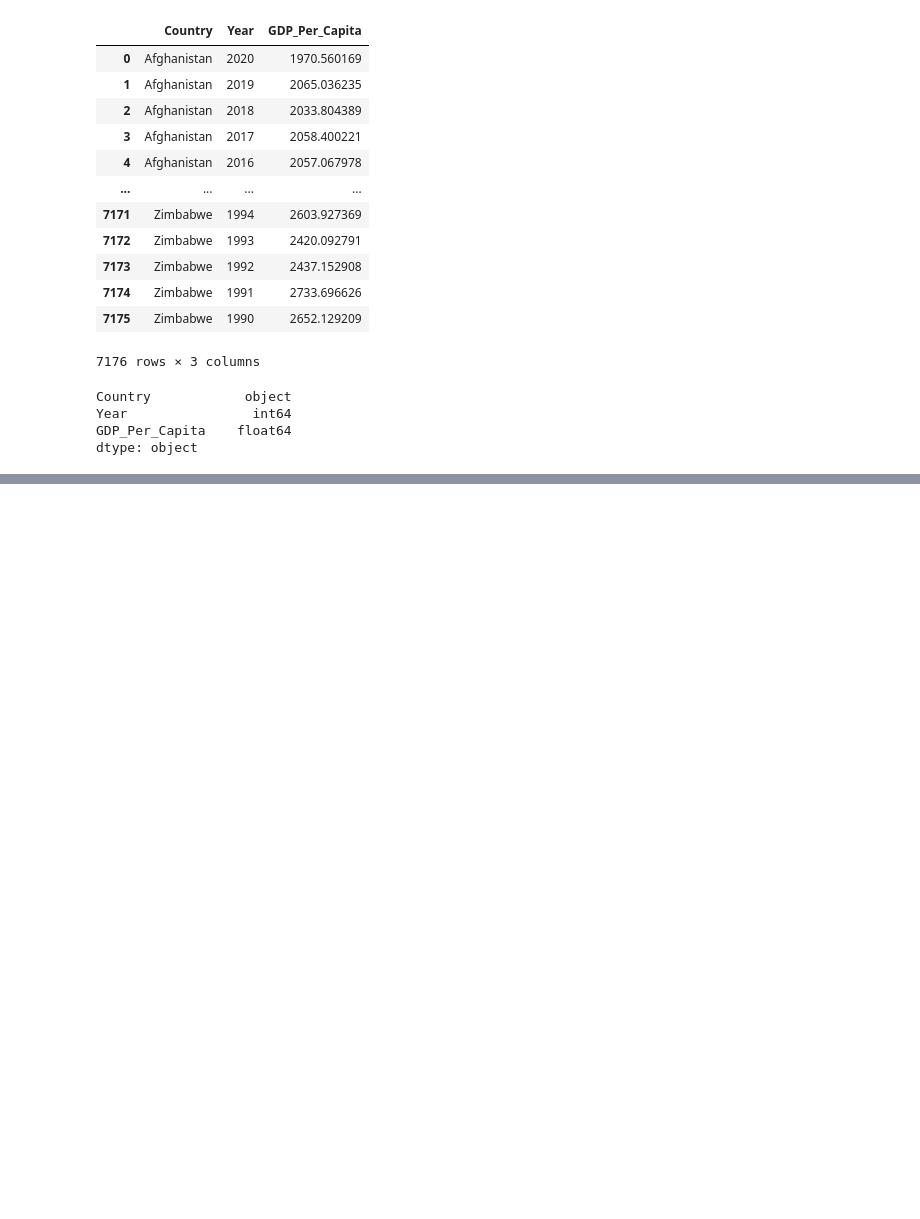
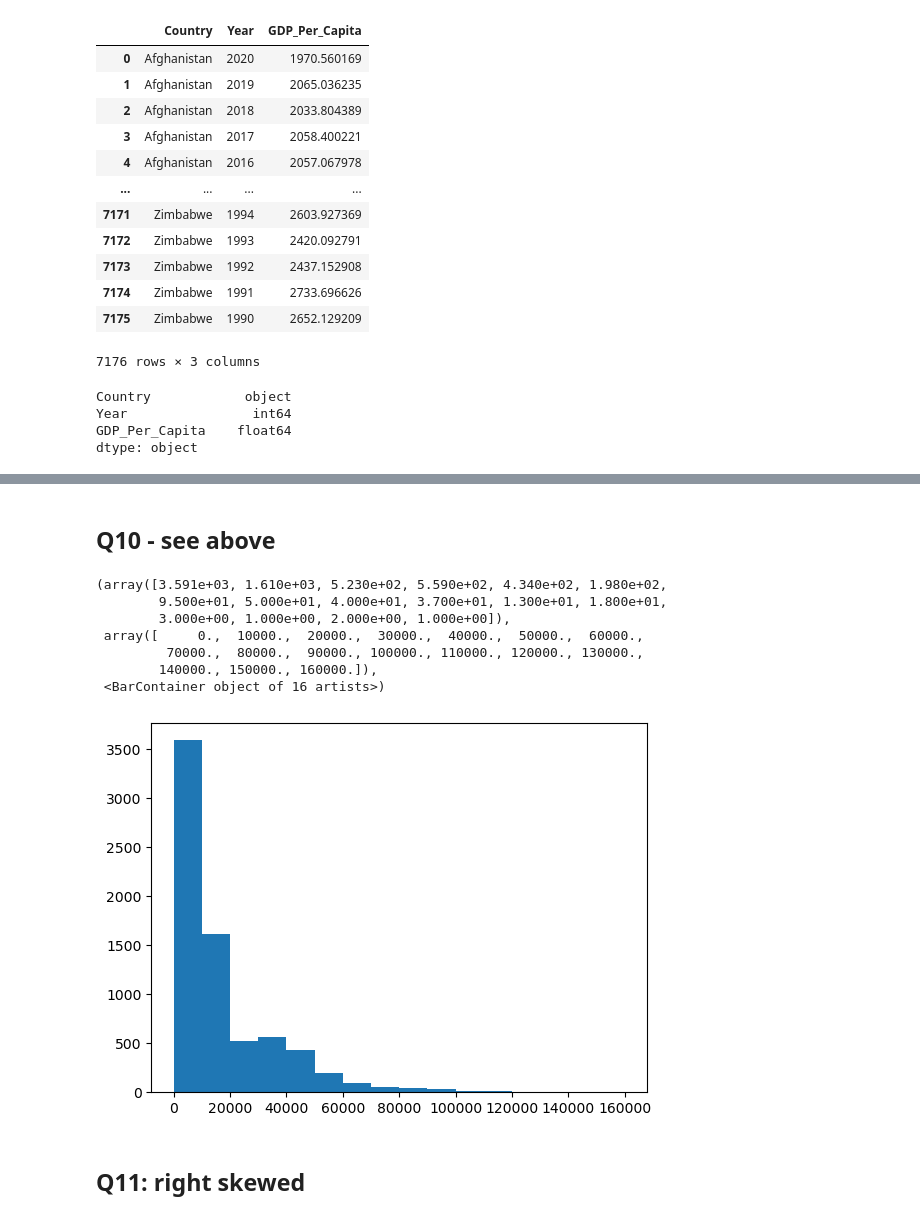
Before and after one commit to nss-data-science-cohort-7/un-exploration-MultidisciplinaryDeepDives, a Jupyter notebook: notebooks/UN_Data_Exploration.ipynb, the cells around one changed output, grey strips where cells are left out. Cells and saved outputs as stored; diff of their text form; code cells hidden in the pictures; blank space fills up the shorter version.

```diff
--- a/notebooks/UN_Data_Exploration.ipynb
+++ b/notebooks/UN_Data_Exploration.ipynb
@@ -35,0 +163,18 @@ dtype: object
+# %% [markdown]
+## Q10 - see above
+# %%
+GDP_Per_Capita_series = gdp_df['GDP_Per_Capita'].squeeze()
+# %%
+plt.hist(GDP_Per_Capita_series, bins=[0, 10000, 20000, 30000, 40000, 50000, 60000, 70000, 80000, 90000, 100000, 110000, 120000, 130000, 140000, 150000, 160000])
+# plt.hist(gdp_2014['GDP_Per_Capita], np.arrange(0,170000,10000));
+# %% [output]
+(array([3.591e+03, 1.610e+03, 5.230e+02, 5.590e+02, 4.340e+02, 1.980e+02,
+        9.500e+01, 5.000e+01, 4.000e+01, 3.700e+01, 1.300e+01, 1.800e+01,
+        3.000e+00, 1.000e+00, 2.000e+00, 1.000e+00]),
+ array([     0.,  10000.,  20000.,  30000.,  40000.,  50000.,  60000.,
+         70000.,  80000.,  90000., 100000., 110000., 120000., 130000.,
+        140000., 150000., 160000.]),
+ <BarContainer object of 16 artists>)
+[figure, added]
+# %% [markdown]
+## Q11: right skewed
```
Also changed, not shown: parts of 88 cells of this notebook.
